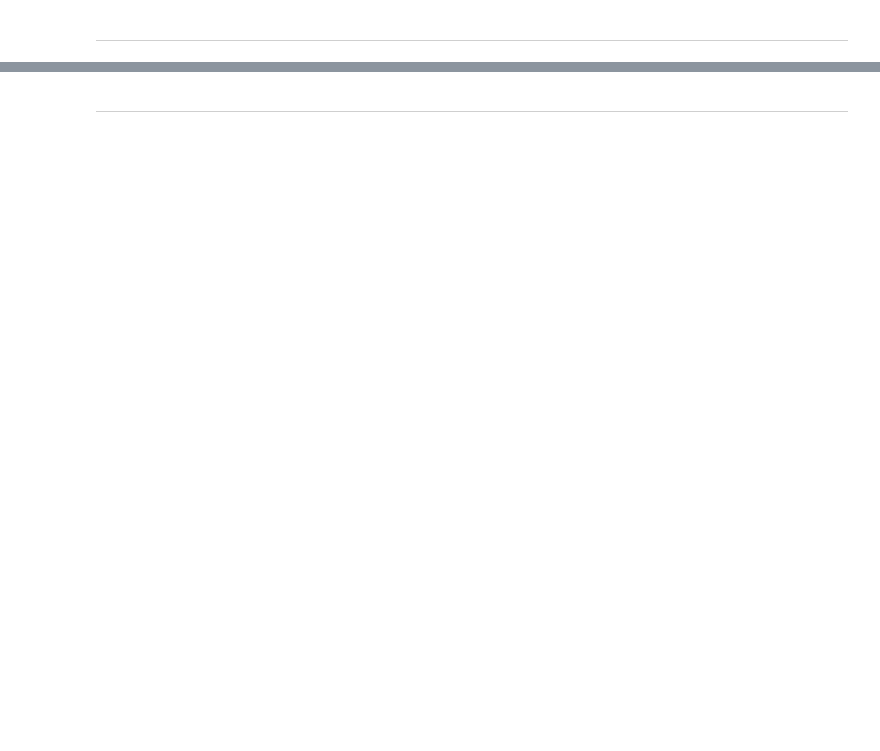
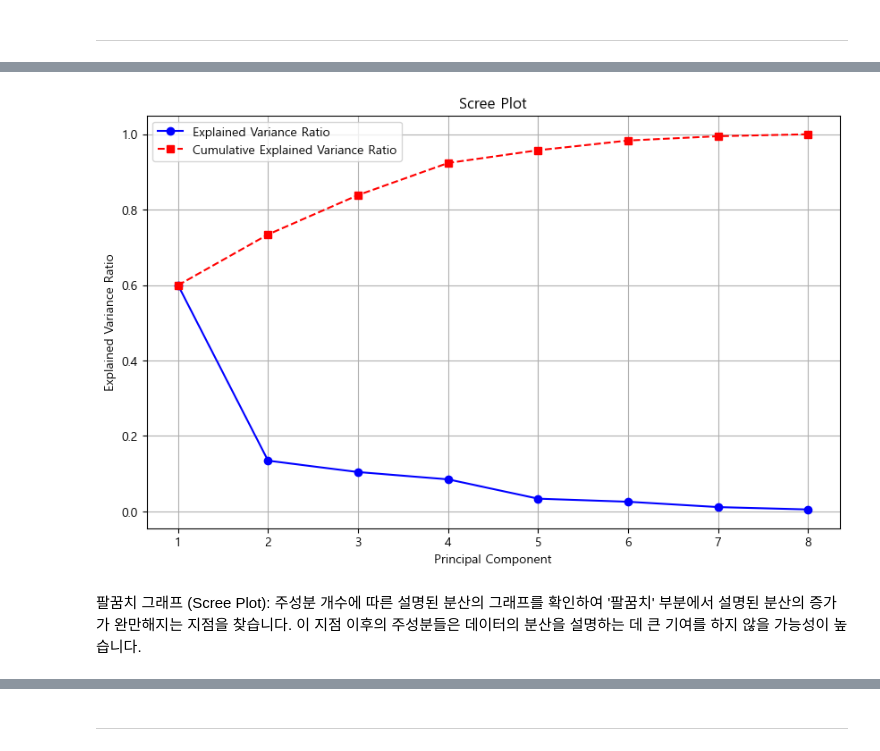
Before and after one commit to ML-project-3/ML_project, a Jupyter notebook: data/success_score.ipynb, the cells around one changed output, grey strips where cells are left out. Drawn from its saved outputs; the diff is of its cells as text; code cells hidden in the pictures; blank space fills up the shorter version.

```diff
--- a/data/success_score.ipynb
+++ b/data/success_score.ipynb
@@ -221,0 +160,6 @@ print(top_30)
+# %%
+# 설명된 분산 비율 출력
+explained_variance_ratio = pca.explained_variance_ratio_
+print("Explained variance ratio for each principal component:")
+for i, var_ratio in enumerate(explained_variance_ratio, start=1):
+    print(f"Principal Component {i}: {var_ratio:.4f}")
@@ -221,0 +186,22 @@ print(top_30)
+# %%
+# 주성분 번호
+components = range(1, len(explained_variance_ratio) + 1)
+
+# 누적 설명된 분산 비율 계산
+cumulative_variance_ratio = [sum(explained_variance_ratio[:i+1]) for i in range(len(explained_variance_ratio))]
+
+# 팔꿈치 그래프 그리기
+plt.figure(figsize=(10, 6))
+plt.plot(components, explained_variance_ratio, marker='o', linestyle='-', color='b', label='Explained Variance Ratio')
+plt.plot(components, cumulative_variance_ratio, marker='s', linestyle='--', color='r', label='Cumulative Explained Variance Ratio')
+plt.title('Scree Plot')
+plt.xlabel('Principal Component')
+plt.ylabel('Explained Variance Ratio')
+plt.xticks(components)
+plt.legend()
+plt.grid(True)
+plt.show()
+# %% [output]
+[figure, added]
+# %% [markdown]
+팔꿈치 그래프 (Scree Plot): 주성분 개수에 따른 설명된 분산의 그래프를 확인하여 '팔꿈치' 부분에서 설명된 분산의 증가가 완만해지는 지점을 찾습니다. 이 지점 이후의 주성분들은 데이터의 분산을 설명하는 데 큰 기여를 하지 않을 가능성이 높습니다.
```
Also changed, not shown: parts of 60 cells of this notebook.
